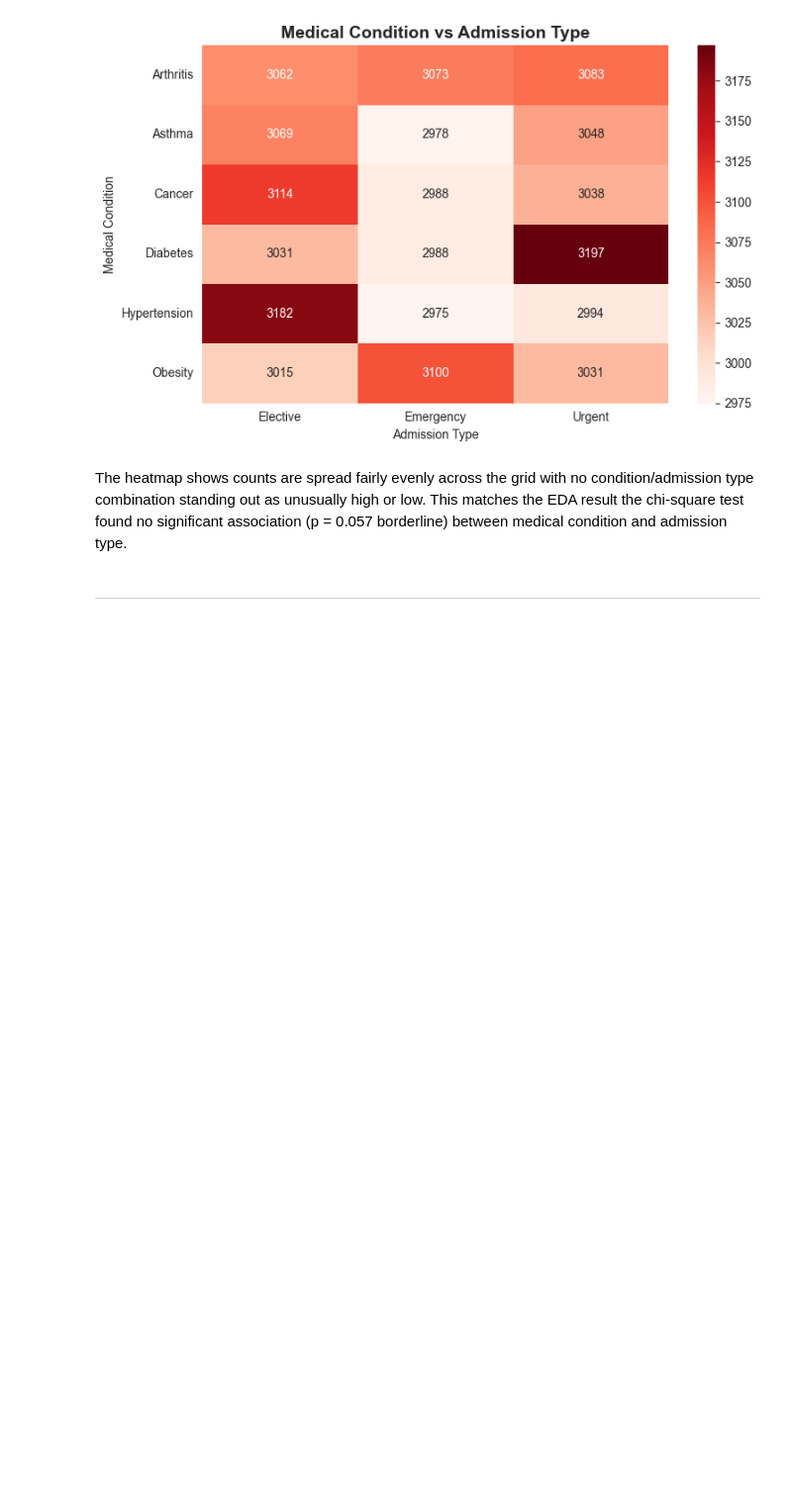
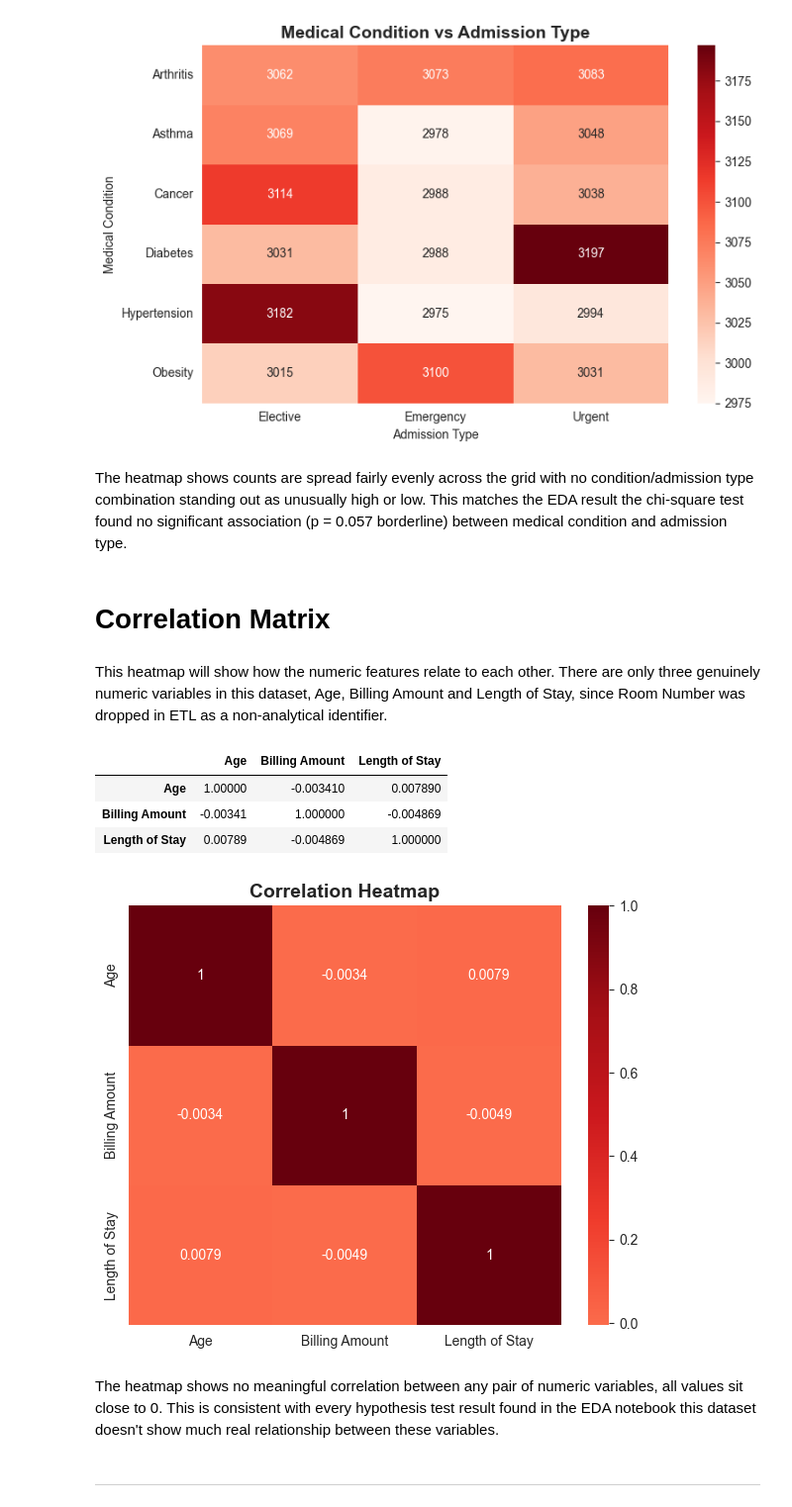
Before and after one commit to navmann99/Healthcare_Analysis, a Jupyter notebook: jupyter_notebooks/03-DataVisualisations.ipynb, the cells around one changed output. Shown at 99% size. Cells and saved outputs as stored; diff of their text form; code cells hidden in the pictures; blank space fills up the shorter version.

Commit message:
correlation matrix

```diff
--- a/jupyter_notebooks/03-DataVisualisations.ipynb
+++ b/jupyter_notebooks/03-DataVisualisations.ipynb
@@ -190,6 +190,30 @@ plt.show()
 [figure]
 # %% [markdown]
 The heatmap shows counts are spread fairly evenly across the grid with no condition/admission type combination standing out as unusually high or low. This matches the EDA result the chi-square test found no significant association (p = 0.057 borderline) between medical condition and admission type.
+# %% [markdown]
+# Correlation Matrix
+# %% [markdown]
+This heatmap will show how the numeric features relate to each other. There are only three genuinely numeric variables in this dataset, Age, Billing Amount and Length of Stay, since Room Number was dropped in ETL as a non-analytical identifier.
+# %%
+numeric_df = df[['Age', 'Billing Amount', 'Length of Stay']]
+correlation = numeric_df.corr()
+correlation
+# %% [output]
+|  | Age | Billing Amount | Length of Stay |
+| Age | 1.00000 | -0.003410 | 0.007890 |
+| Billing Amount | -0.00341 | 1.000000 | -0.004869 |
+| Length of Stay | 0.00789 | -0.004869 | 1.000000 |
+# %%
+fig, ax = plt.subplots(figsize=(6, 5))
+sns.heatmap(numeric_df.corr(), annot=True, cmap='Reds', center=0, ax=ax)
+ax.set_title('Correlation Heatmap', fontsize=14, fontweight='bold')
+plt.tight_layout()
+
+plt.show()
+# %% [output]
+[figure, added]
+# %% [markdown]
+The heatmap shows no meaningful correlation between any pair of numeric variables, all values sit close to 0. This is consistent with every hypothesis test result found in the EDA notebook this dataset doesn't show much real relationship between these variables.
 # %% [markdown]
 ---
 # %% [markdown]
```
